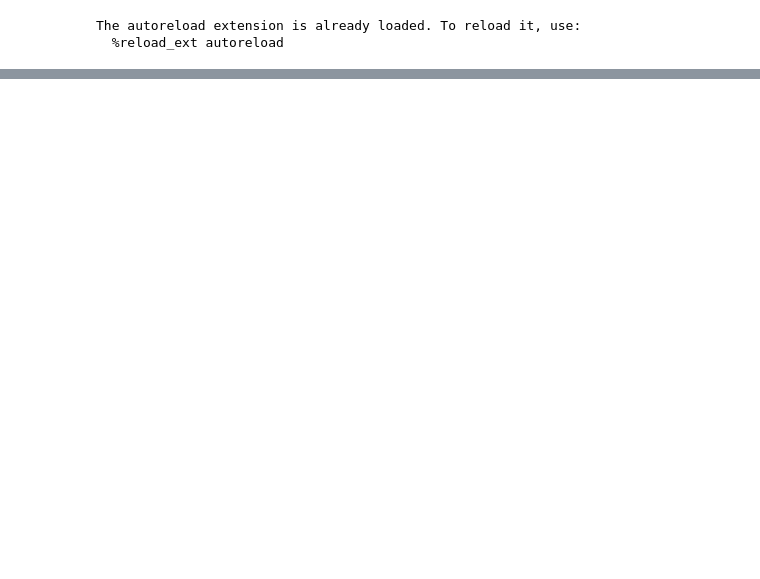
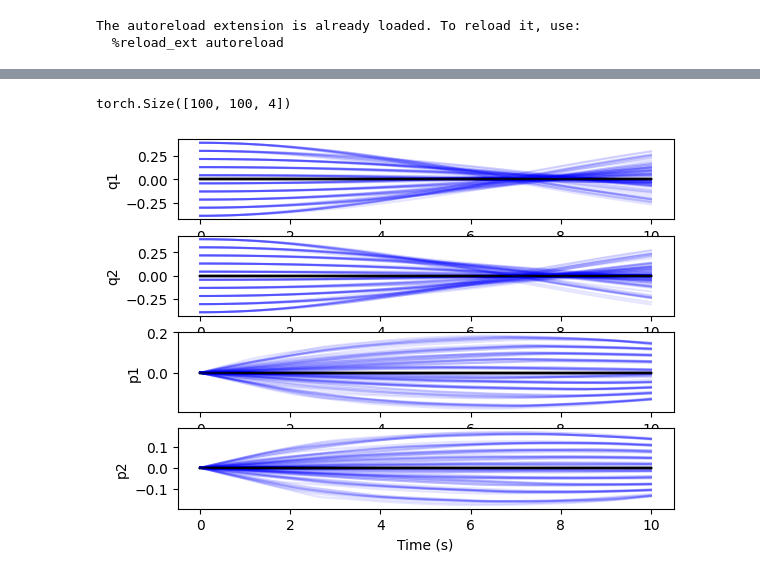
Before and after one commit to kevin-troy/neural_dynamics_learning, a Jupyter notebook: compare.ipynb, the cells around one changed output, grey strips where cells are left out. Cells and saved outputs as stored; diff of their text form; code cells hidden in the pictures; blank space fills up the shorter version.

```diff
--- a/compare.ipynb
+++ b/compare.ipynb
@@ -116,0 +123,18 @@ plt.show()
+# %%
+def plot_state_trajectories(t_span, state_traj, desired):
+    fig, ax = plt.subplots(4,1)
+    labels = ["q1", "q2", "p1", "p2"]
+    num_trajectories = state_traj.shape[0]
+    for i in range(num_trajectories):
+        for state_id in range(4):
+            ax[state_id].plot(t_span, state_traj[:,i, state_id], 'b', alpha=.1)
+            ax[state_id].plot(t_span, np.ones_like(state_traj[:,i, state_id])*desired[state_id], '-k', alpha=.1)
+            ax[state_id].set_xlabel("Time (s)")
+            ax[state_id].set_ylabel(labels[state_id])
+    plt.show()
+# %%
+print(trajs.shape)
+plot_state_trajectories(t, trajs, sg)
+# %% [output]
+torch.Size([100, 100, 4])
+[figure, added]
```
Also changed, not shown: parts of 6 cells of this notebook.
